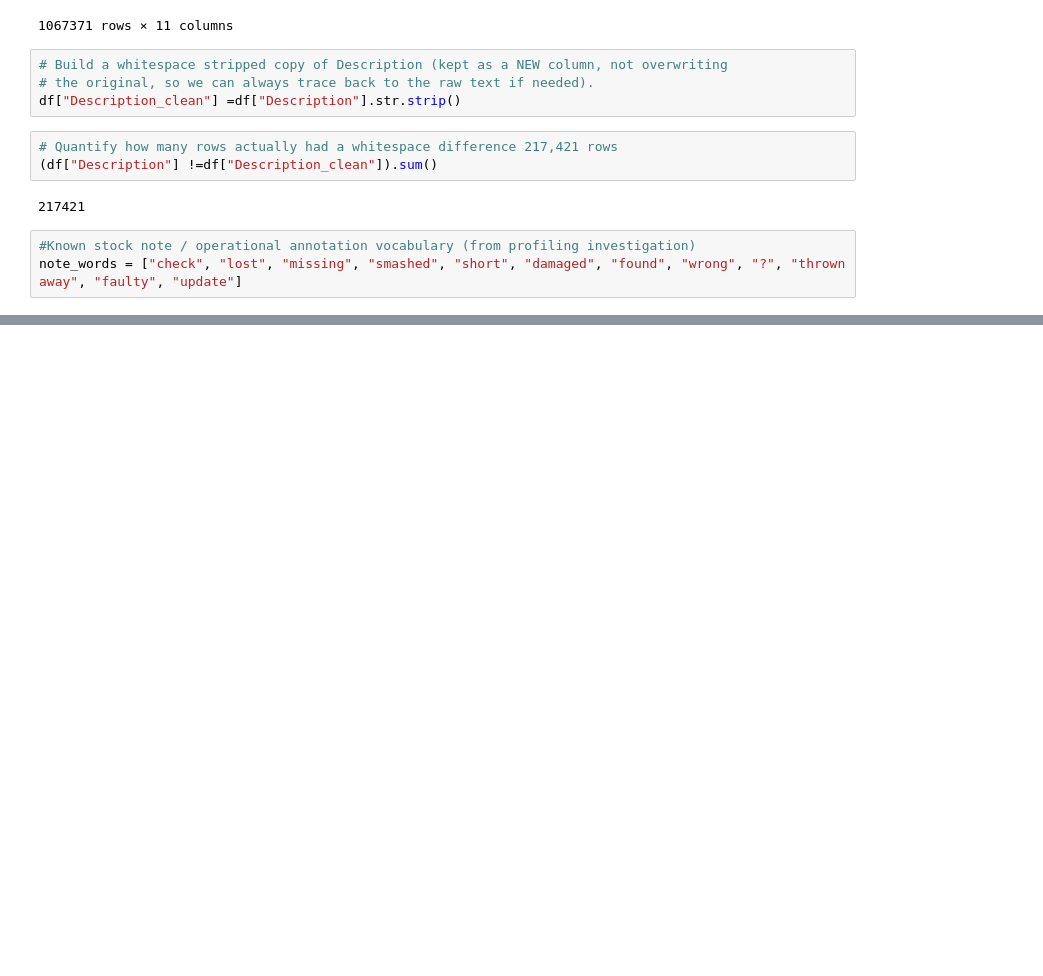
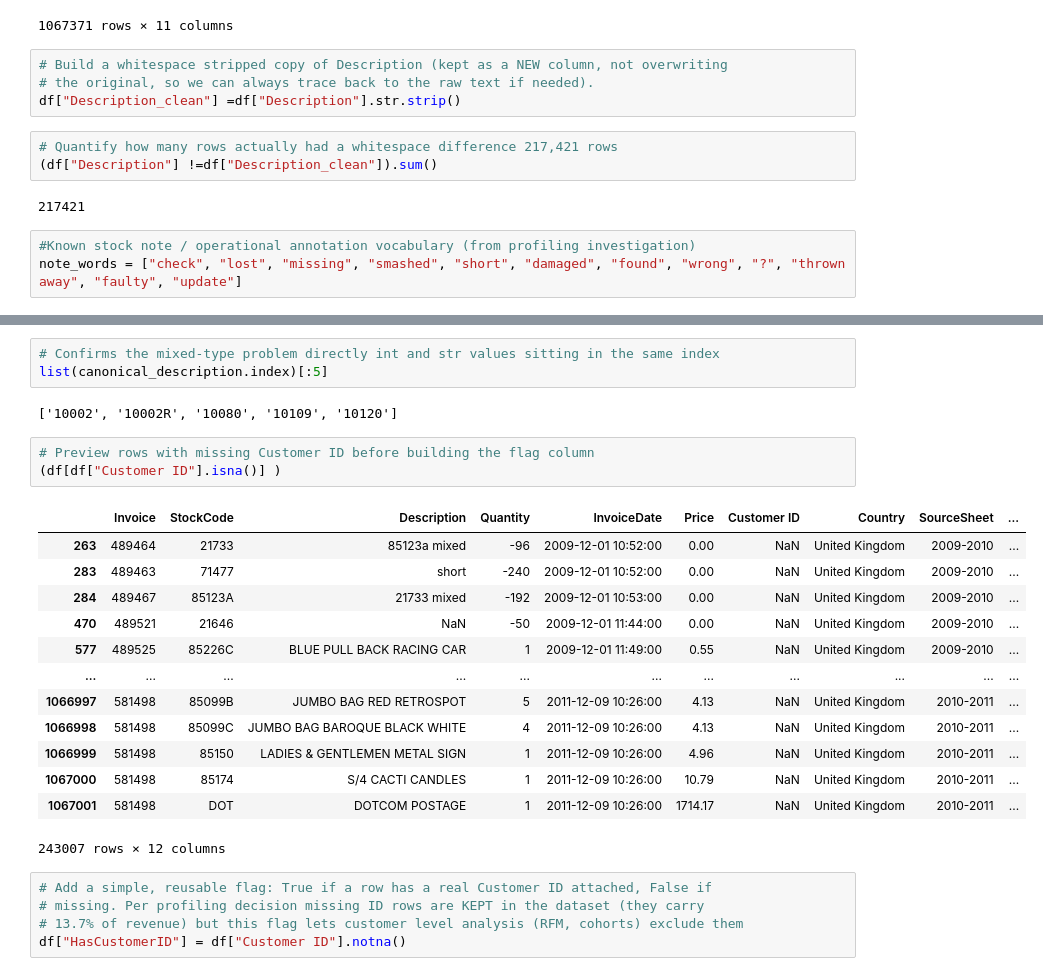
Before and after one commit to adnaniftikhar09/ecommerce-analytics-project, a Jupyter notebook: notebooks/02_data_cleaning.ipynb, the cells around one changed output, grey strips where cells are left out. Saved outputs shown, nothing was run; the diff lists cells and outputs as text; blank space fills up the shorter version.

Commit message:
Complete data cleaning phase: transaction classification, StockCode-Description lookup, Customer ID handling, revenue reconciliation, export to processed CSV

```diff
--- a/notebooks/02_data_cleaning.ipynb
+++ b/notebooks/02_data_cleaning.ipynb
@@ -122,0 +251,27 @@ note_words = ["check", "lost", "missing", "smashed", "short", "damaged", "found"
+# %%
+# Confirms the mixed-type problem directly int and str values sitting in the same index
+list(canonical_description.index)[:5]
+# %% [output]
+['10002', '10002R', '10080', '10109', '10120']
+# %%
+# Preview rows with missing Customer ID before building the flag column
+(df[df["Customer ID"].isna()] )
+# %% [output]
+|  | Invoice | StockCode | Description | Quantity | InvoiceDate | Price | Customer ID | Country | SourceSheet | ... |
+| 263 | 489464 | 21733 | 85123a mixed | -96 | 2009-12-01 10:52:00 | 0.00 | NaN | United Kingdom | 2009-2010 | ... |
+| 283 | 489463 | 71477 | short | -240 | 2009-12-01 10:52:00 | 0.00 | NaN | United Kingdom | 2009-2010 | ... |
+| 284 | 489467 | 85123A | 21733 mixed | -192 | 2009-12-01 10:53:00 | 0.00 | NaN | United Kingdom | 2009-2010 | ... |
+| 470 | 489521 | 21646 | NaN | -50 | 2009-12-01 11:44:00 | 0.00 | NaN | United Kingdom | 2009-2010 | ... |
+| 577 | 489525 | 85226C | BLUE PULL BACK RACING CAR | 1 | 2009-12-01 11:49:00 | 0.55 | NaN | United Kingdom | 2009-2010 | ... |
+| ... | ... | ... | ... | ... | ... | ... | ... | ... | ... | ... |
+| 1066997 | 581498 | 85099B | JUMBO BAG RED RETROSPOT | 5 | 2011-12-09 10:26:00 | 4.13 | NaN | United Kingdom | 2010-2011 | ... |
+| 1066998 | 581498 | 85099C | JUMBO BAG BAROQUE BLACK WHITE | 4 | 2011-12-09 10:26:00 | 4.13 | NaN | United Kingdom | 2010-2011 | ... |
+| 1066999 | 581498 | 85150 | LADIES & GENTLEMEN METAL SIGN | 1 | 2011-12-09 10:26:00 | 4.96 | NaN | United Kingdom | 2010-2011 | ... |
+| 1067000 | 581498 | 85174 | S/4 CACTI CANDLES | 1 | 2011-12-09 10:26:00 | 10.79 | NaN | United Kingdom | 2010-2011 | ... |
+| 1067001 | 581498 | DOT | DOTCOM POSTAGE | 1 | 2011-12-09 10:26:00 | 1714.17 | NaN | United Kingdom | 2010-2011 | ... |
+243007 rows × 12 columns
+# %%
+# Add a simple, reusable flag: True if a row has a real Customer ID attached, False if
+# missing. Per profiling decision missing ID rows are KEPT in the dataset (they carry
+# 13.7% of revenue) but this flag lets customer level analysis (RFM, cohorts) exclude them
+df["HasCustomerID"] = df["Customer ID"].notna()
```
Also changed, not shown: parts of 29 cells of this notebook, 1 other file.
